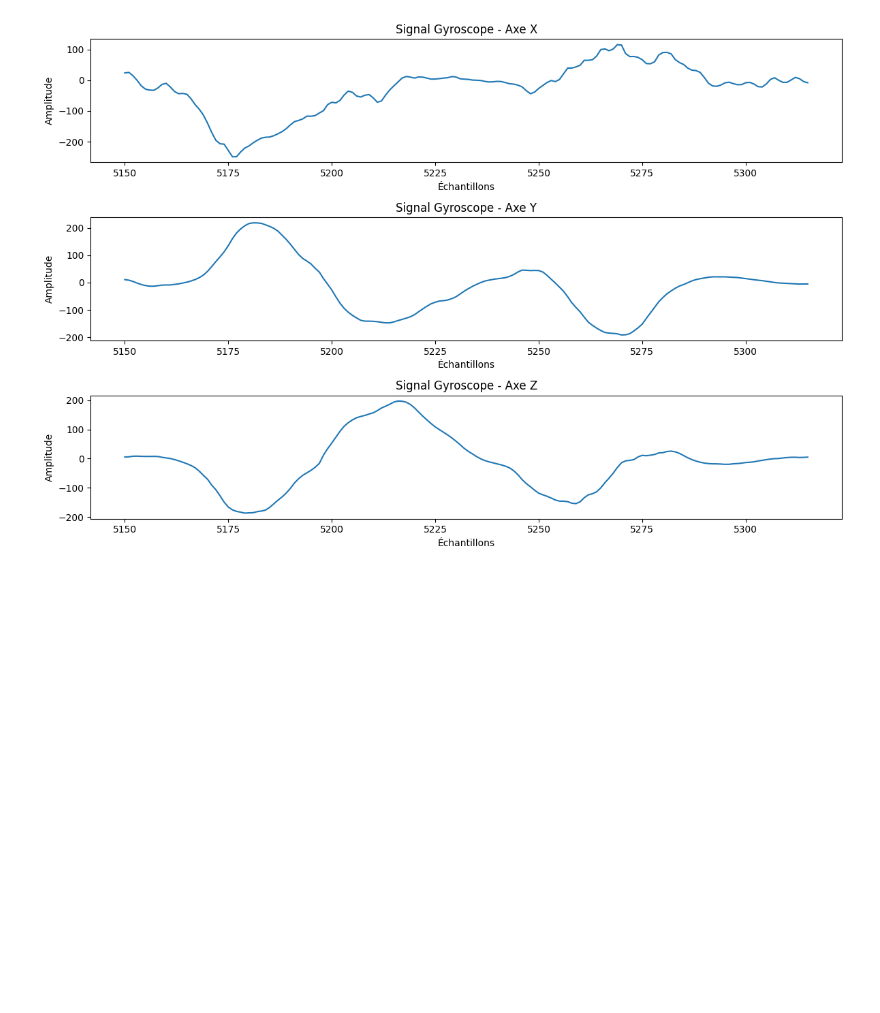
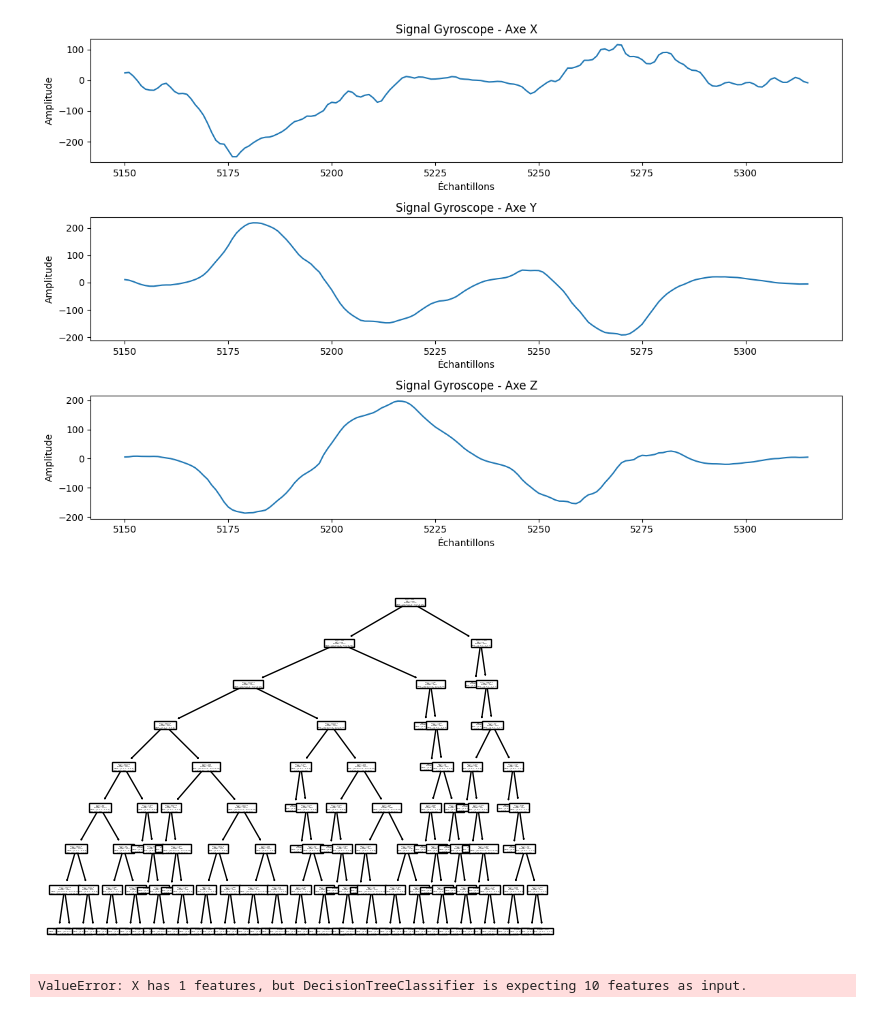
Before and after one commit to Havane44/Projet-AADA, a Jupyter notebook: main.ipynb, the cells around one changed output. Saved outputs shown, nothing was run; the diff lists cells and outputs as text; code cells hidden in the pictures; blank space fills up the shorter version.

Commit message:
Entrainement de l'arbre de décision

```diff
--- a/main.ipynb
+++ b/main.ipynb
@@ -189,0 +176,32 @@ clf = clf.fit(data,labels)
+# %%
+# Partie 9
+from sklearn import tree
+from sklearn.metrics import accuracy_score
+
+# Arbre de décision
+data = pd.read_csv("training_dataset.csv")
+labels = pd.read_csv("training_labels.csv")
+clf = tree.DecisionTreeClassifier(max_depth=8)
+clf = clf.fit(data,labels)
+
+# tree.plot_tree(clf, feature_names=['Accel X', 'Accel Y', 'Accel Z', 'Gyro X', 'Gyro Y', 'Gyro Z'], class_names=[str(i) for i in list(range(1, 28))], filled=True)
+tree.plot_tree(clf)
+plt.show()
+
+predictions = clf.predict(training_dataset)
+accuracy = accuracy_score(testing_labels, predictions)
+print(f"Précision de l'arbre de décision : {accuracy * 100:.2f}%")
+# %% [output]
+[figure, added]
+# %%
+testing_dataset = pd.read_csv('testing_dataset.csv')
+testing_labels = pd.read_csv('testing_labels.csv')
+
+predictions = []
+for index, row in testing_dataset.iterrows():
+    predictions.append(clf.predict())
+
+accuracy = accuracy_score(testing_labels, predictions)
+print(f"Précision de l'arbre de décision : {accuracy * 100:.2f}%")
+# %% [output]
+ValueError: X has 1 features, but DecisionTreeClassifier is expecting 10 features as input.
```
Also changed, not shown: parts of 3 cells of this notebook, 1 other file.
